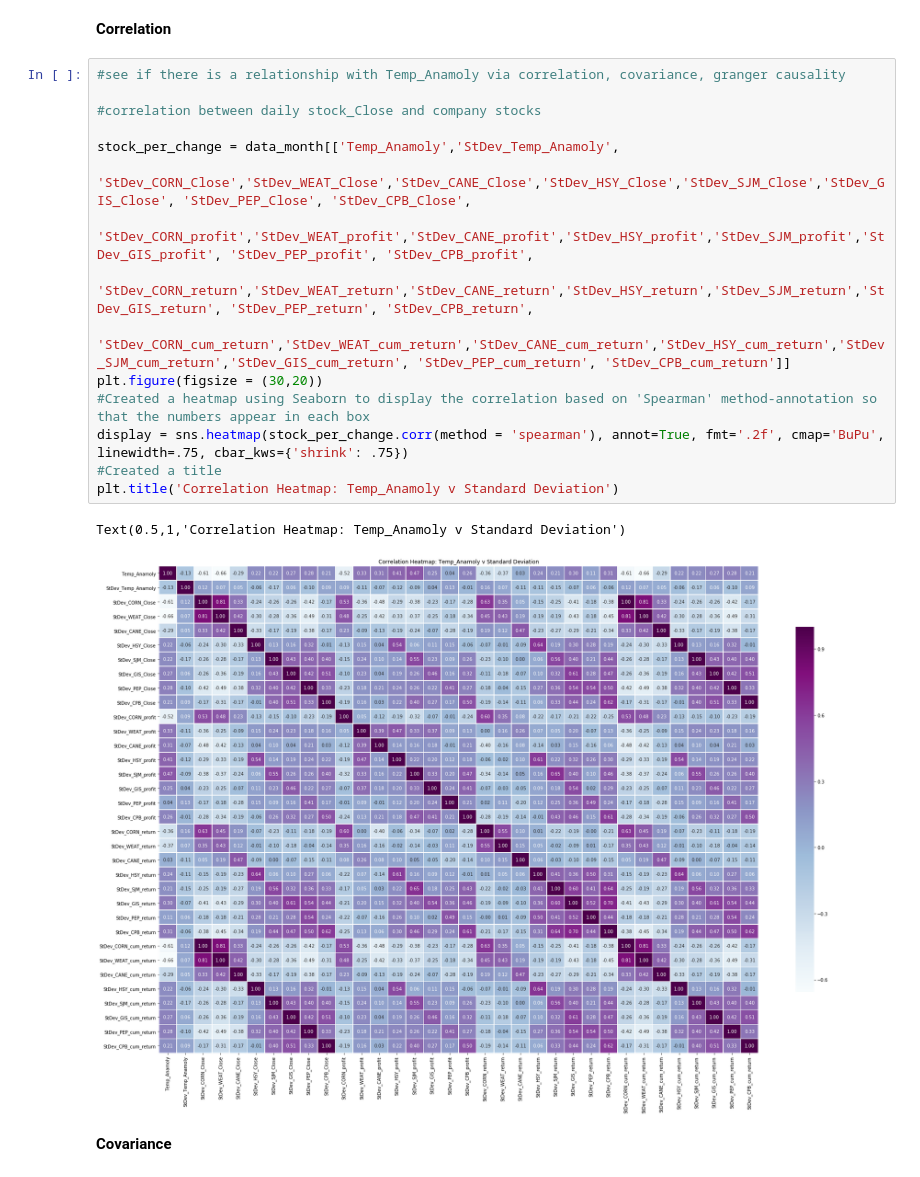
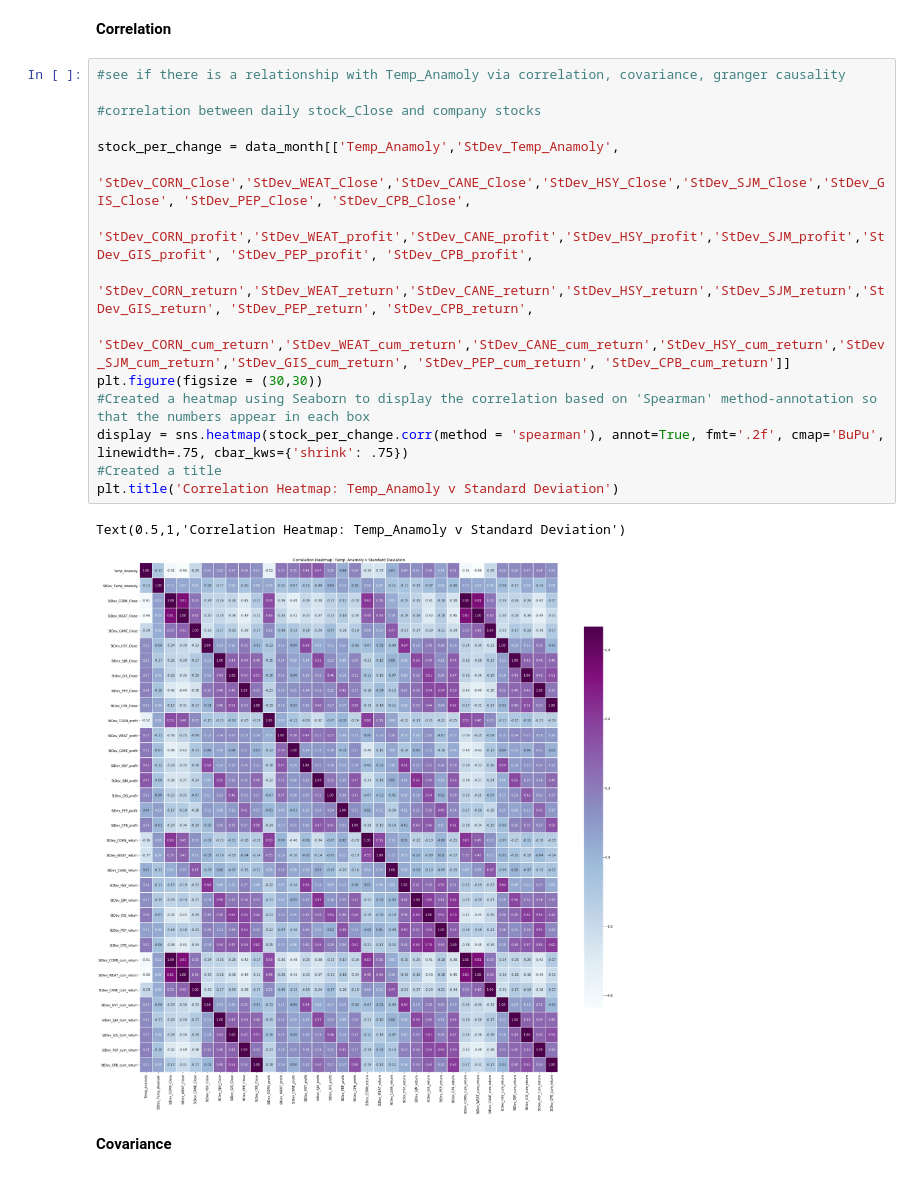
Before and after one commit to megankuscsik/Capstone-Project, a Jupyter notebook: Results_Notebook.ipynb, the cells around one changed output. Cells and saved outputs as stored; diff of their text form.

```diff
--- a/Results_Notebook.ipynb
+++ b/Results_Notebook.ipynb
@@ -1686,21 +1686,21 @@ data_month.head()
 # %%
 #see if there is a relationship with Temp_Anamoly via correlation, covariance, granger causality
 
 #correlation between daily stock_Close and company stocks
 
 stock_per_change = data_month[['Temp_Anamoly','StDev_Temp_Anamoly',
                         'StDev_CORN_Close','StDev_WEAT_Close','StDev_CANE_Close','StDev_HSY_Close','StDev_SJM_Close','StDev_GIS_Close', 'StDev_PEP_Close', 'StDev_CPB_Close',
                         'StDev_CORN_profit','StDev_WEAT_profit','StDev_CANE_profit','StDev_HSY_profit','StDev_SJM_profit','StDev_GIS_profit', 'StDev_PEP_profit', 'StDev_CPB_profit',
                         'StDev_CORN_return','StDev_WEAT_return','StDev_CANE_return','StDev_HSY_return','StDev_SJM_return','StDev_GIS_return', 'StDev_PEP_return', 'StDev_CPB_return',
                         'StDev_CORN_cum_return','StDev_WEAT_cum_return','StDev_CANE_cum_return','StDev_HSY_cum_return','StDev_SJM_cum_return','StDev_GIS_cum_return', 'StDev_PEP_cum_return', 'StDev_CPB_cum_return']]
-plt.figure(figsize = (30,20))
+plt.figure(figsize = (30,30))
 #Created a heatmap using Seaborn to display the correlation based on 'Spearman' method-annotation so that the numbers appear in each box
 display = sns.heatmap(stock_per_change.corr(method = 'spearman'), annot=True, fmt='.2f', cmap='BuPu', linewidth=.75, cbar_kws={'shrink': .75})
 #Created a title
 plt.title('Correlation Heatmap: Temp_Anamoly v Standard Deviation')
 # %% [output]
 Text(0.5,1,'Correlation Heatmap: Temp_Anamoly v Standard Deviation')
-[figure, old version]
+[figure, new version]
 # %% [markdown]
 **Covariance**
 # %%
```
Also changed, not shown: parts of 18 cells of this notebook.
